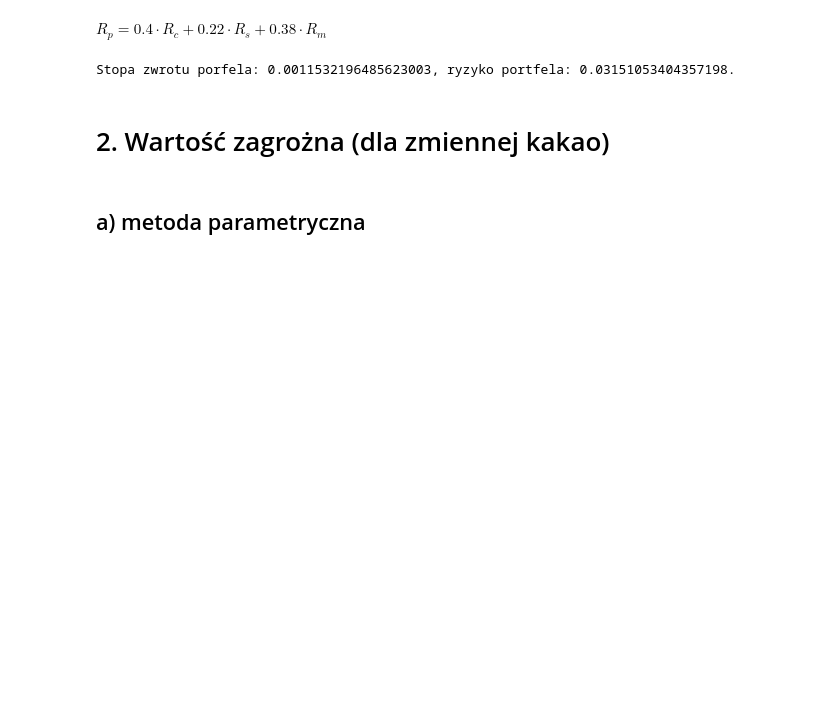
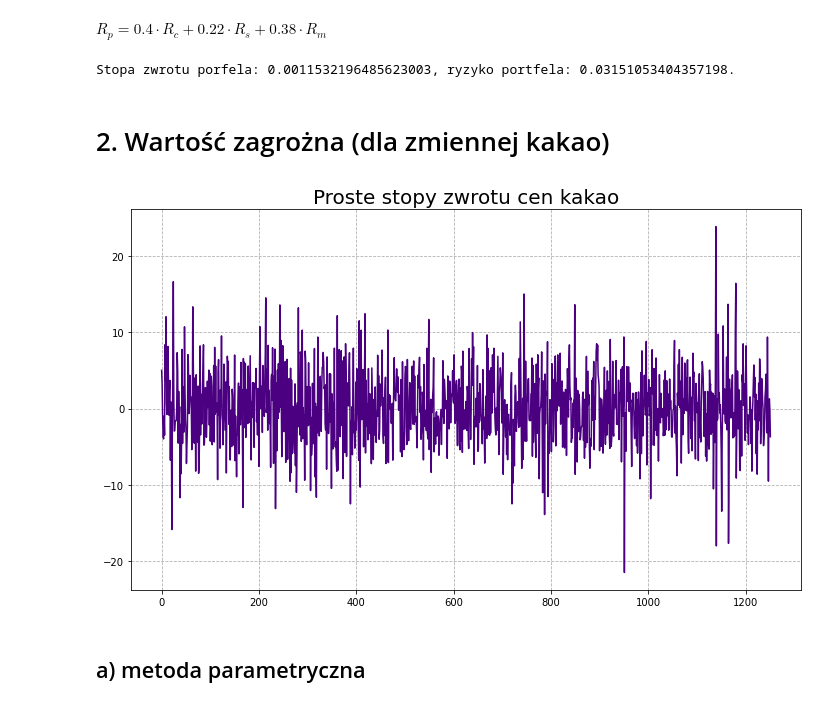
Before and after one commit to KatarzynaTurbanska/enterprise_risk_management, a Jupyter notebook: Prezentacja 4/value_at_risk.ipynb, the cells around one changed output. Saved outputs shown, nothing was run; the diff lists cells and outputs as text; code cells hidden in the pictures; blank space fills up the shorter version.

```diff
--- a/Prezentacja 4/value_at_risk.ipynb
+++ b/Prezentacja 4/value_at_risk.ipynb
@@ -152,6 +152,13 @@ print("Stopa zwrotu porfela: {}, ryzyko portfela: {}.".format(w[0]*mu_c + w[1]*m
 Stopa zwrotu porfela: 0.0011532196485623003, ryzyko portfela: 0.03151053404357198.
 # %% [markdown]
 # 2. Wartość zagrożna (dla zmiennej kakao)
+# %%
+plt.plot(np.flip(cocoa_close), color='indigo')
+plt.title("Proste stopy zwrotu cen kakao", fontsize=20)
+plt.savefig("kakao_stopy_zwrotów.png")
+plt.show()
+# %% [output]
+[figure, added]
 # %% [markdown]
 ## a) metoda parametryczna
 # %%
```
Also changed, not shown: parts of 12 cells of this notebook, 4 other files.
